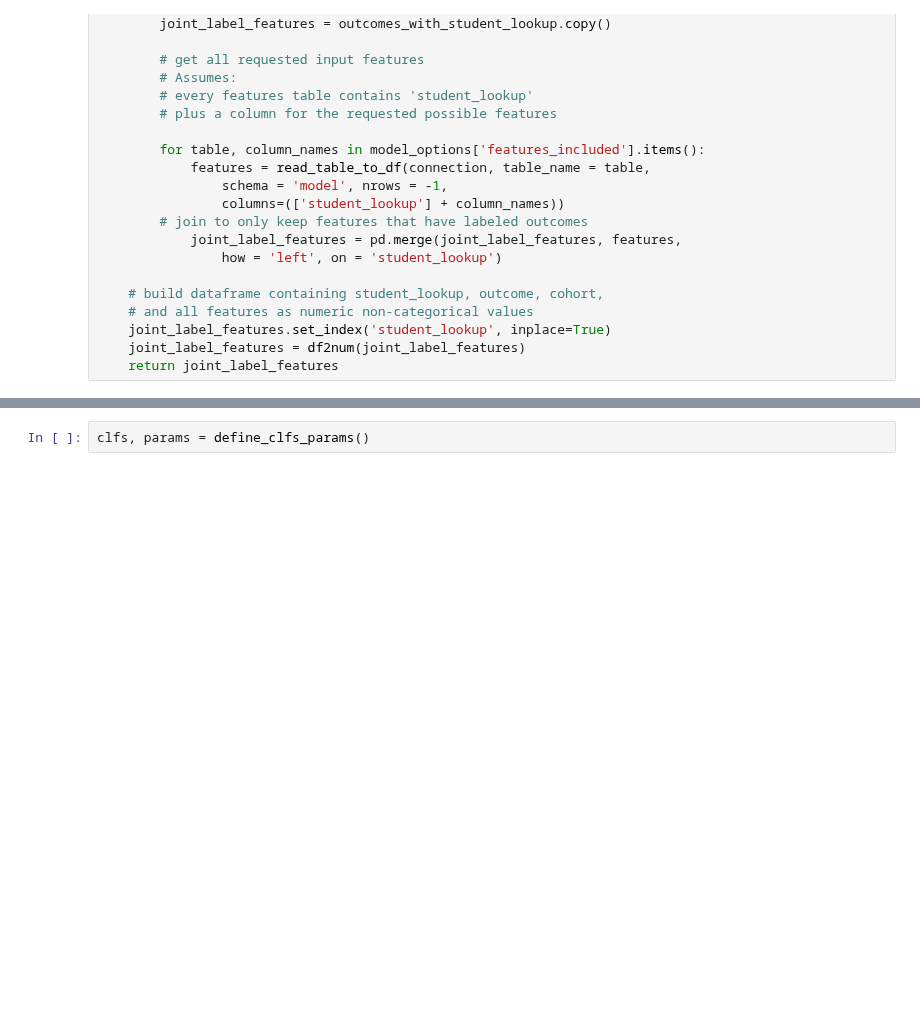
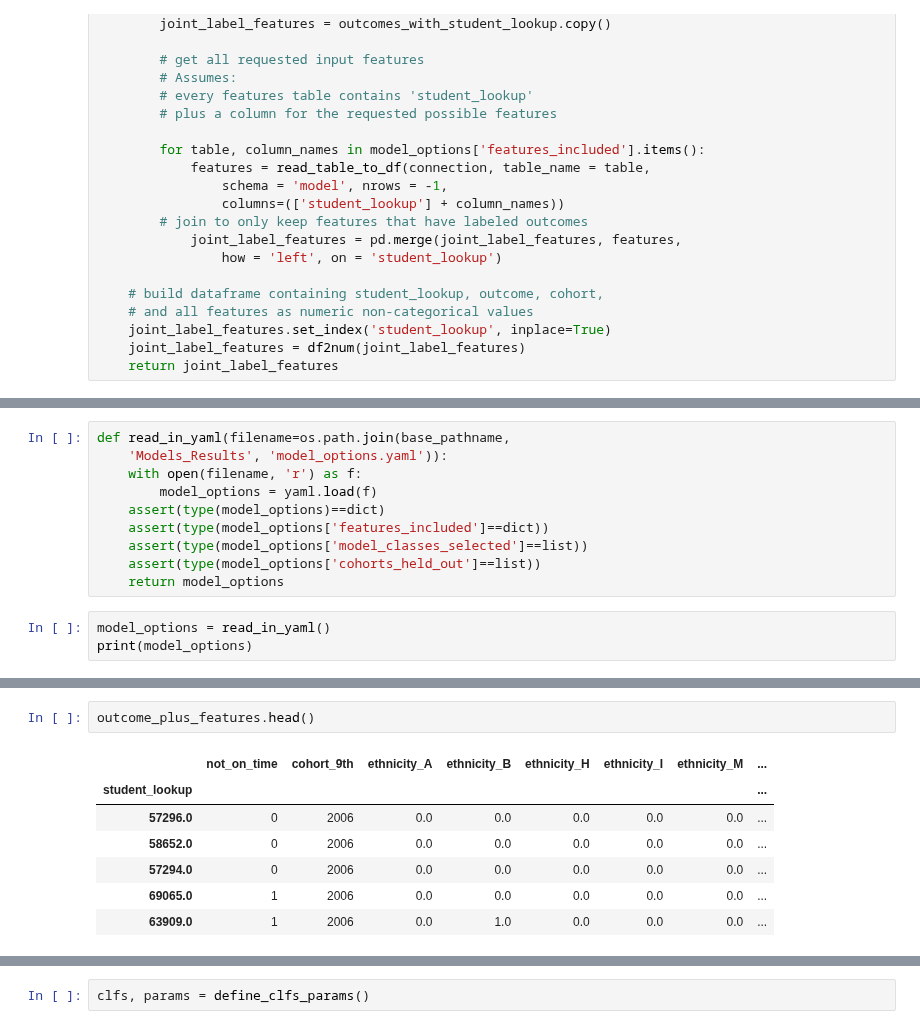
Before and after one commit to jgutman/mvesc, a Jupyter notebook: Models_Results/testing_cross_validation_plus_fun.ipynb, the cells around one changed output, grey strips where cells are left out. Cells and saved outputs as stored; diff of their text form; blank space fills up the shorter version.

```diff
--- a/Models_Results/testing_cross_validation_plus_fun.ipynb
+++ b/Models_Results/testing_cross_validation_plus_fun.ipynb
@@ -114,0 +204,13 @@ def define_clfs_params():
+# %%
+def read_in_yaml(filename=os.path.join(base_pathname,
+    'Models_Results', 'model_options.yaml')):
+    with open(filename, 'r') as f:
+        model_options = yaml.load(f)
+    assert(type(model_options)==dict)
+    assert(type(model_options['features_included']==dict))
+    assert(type(model_options['model_classes_selected']==list))
+    assert(type(model_options['cohorts_held_out']==list))
+    return model_options
+# %%
+model_options = read_in_yaml()
+print(model_options)
@@ -114,0 +229,10 @@ def define_clfs_params():
+# %%
+outcome_plus_features.head()
+# %% [output]
+|  | not_on_time | cohort_9th | ethnicity_A | ethnicity_B | ethnicity_H | ethnicity_I | ethnicity_M | ... |
+| student_lookup |  |  |  |  |  |  |  | ... |
+| 57296.0 | 0 | 2006 | 0.0 | 0.0 | 0.0 | 0.0 | 0.0 | ... |
+| 58652.0 | 0 | 2006 | 0.0 | 0.0 | 0.0 | 0.0 | 0.0 | ... |
+| 57294.0 | 0 | 2006 | 0.0 | 0.0 | 0.0 | 0.0 | 0.0 | ... |
+| 69065.0 | 1 | 2006 | 0.0 | 0.0 | 0.0 | 0.0 | 0.0 | ... |
+| 63909.0 | 1 | 2006 | 0.0 | 1.0 | 0.0 | 0.0 | 0.0 | ... |
```
Also changed, not shown: parts of 82 cells of this notebook, 2 other files.
